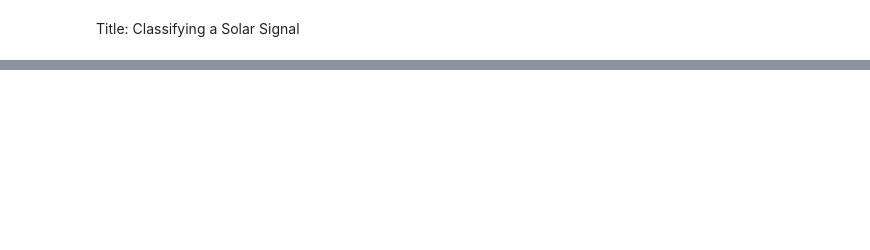
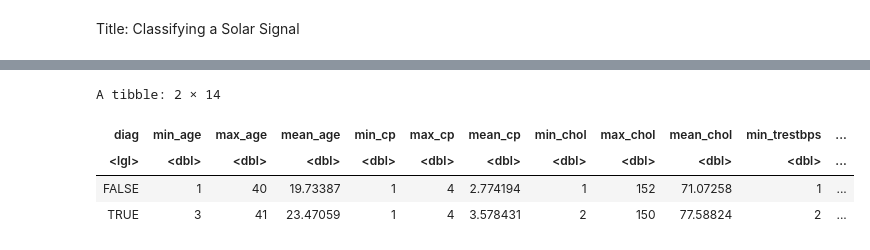
Before and after one commit to ibrahim1623/DSCI-100-Project, a Jupyter notebook: AndysFile.ipynb, the cells around one changed output, grey strips where cells are left out. Cells and saved outputs as stored; diff of their text form; code cells hidden in the pictures; blank space fills up the shorter version.

```diff
--- a/AndysFile.ipynb
+++ b/AndysFile.ipynb
@@ -63,7 +62,28 @@ A spec_tbl_df: 303 × 14
 # %%
 #splitting dataframe into training, testing datasets
 set.seed(1)
-cleveland_split <- initial_split(cleveland_data, prop = 3/4, strata = num)
+cleveland_clean <- mutate(cleveland_data,
+                          age = as.factor(age), cp = as.factor(cp),
+                          chol = as.factor(chol), trestbps = as.factor(trestbps)) %>%
+                          mutate(diag = ifelse(is.na(num), NA, (num > 0)))
+
+cleveland_split <- initial_split(cleveland_clean, prop = 3/4, strata = num)
 
 cleveland_training <- training(cleveland_split)
 cleveland_testing <- testing(cleveland_split)
+# %%
+#summarizing training data into a table and getting mean, min, max
+cleveland_summarized <- cleveland_training %>%
+group_by(diag) %>%
+summarize(min_age = min(as.numeric(age)), max_age = max(as.numeric(age)), mean_age = mean(as.numeric(age)),
+          min_cp  = min(as.numeric(cp)), max_cp = max(as.numeric(cp)), mean_cp = mean(as.numeric(cp)),
+          min_chol = min(as.numeric(chol)), max_chol = max(as.numeric(chol)), mean_chol = mean(as.numeric(chol)),
+          min_trestbps = min(as.numeric(trestbps)), max_trestbps = max(as.numeric(trestbps)),
+                             mean_trestbps = mean(as.numeric(trestbps)), no_patients = n())
+cleveland_summarized
+# %% [output]
+A tibble: 2 × 14
+| diag | min_age | max_age | mean_age | min_cp | max_cp | mean_cp | min_chol | max_chol | mean_chol | min_trestbps | ... |
+| <lgl> | <dbl> | <dbl> | <dbl> | <dbl> | <dbl> | <dbl> | <dbl> | <dbl> | <dbl> | <dbl> | ... |
+| FALSE | 1 | 40 | 19.73387 | 1 | 4 | 2.774194 | 1 | 152 | 71.07258 | 1 | ... |
+| TRUE | 3 | 41 | 23.47059 | 1 | 4 | 3.578431 | 2 | 150 | 77.58824 | 2 | ... |
```
Also changed, not shown: parts of 2 cells of this notebook.
